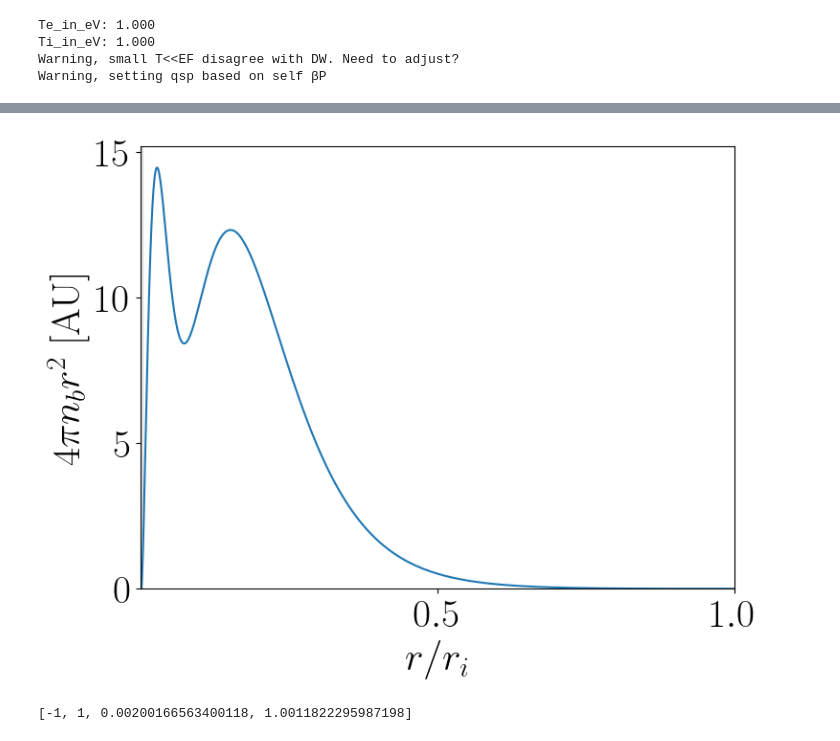
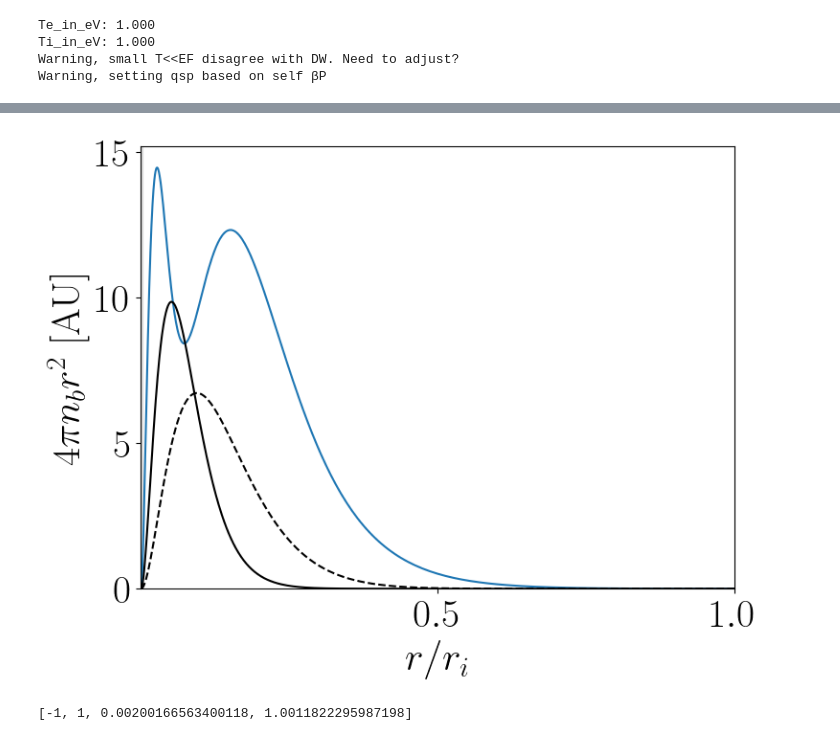
Before and after one commit to ZachAJohnson/hnc, a Jupyter notebook: TCCW/atoms/PLASMA-UD_atoMEC_Al.ipynb, the cells around one changed output, grey strips where cells are left out. Saved outputs shown, nothing was run; the diff lists cells and outputs as text; code cells hidden in the pictures.

```diff
--- a/TCCW/atoms/PLASMA-UD_atoMEC_Al.ipynb
+++ b/TCCW/atoms/PLASMA-UD_atoMEC_Al.ipynb
@@ -84,6 +86,12 @@ AA_nb_AU = AA_nb_AU_full[indcs]
 fig, ax = plt.subplots(figsize=(8,6))
 
 ax.plot(AA_r_AU_full/atom.qsp.ri, 4*π*AA_nb_AU_full*AA_r_AU_full**2)
+
+rstar = AA_r_AU_full/atom.qsp.ri
+ax.plot(rstar, Z**3*4*π*rstar**2 * np.exp(-Z*rstar*atom.qsp.ri), 'k')
+ax.plot(rstar, 0.1*Z**3*4*π*rstar**2 *(2-rstar*atom.qsp.ri)* np.exp(-Z*rstar*atom.qsp.ri/2), 'k--')
+
+
 ax.axvspan(AA_r_AU_full[0]/atom.qsp.ri, min_r_to_use/atom.qsp.ri, color='k', alpha=0.1)
 ax.set_xlabel(r'$r/r_i$')
 ax.set_ylabel(r'$4 \pi n_b r^2$ [AU]')
@@ -95,4 +103,4 @@ ax.set_ylim(0, None)
-[figure, old version]
+[figure, new version]
 # %%
 from scipy.integrate import dblquad, simpson
 from scipy.interpolate import RegularGridInterpolator
```
Also changed, not shown: parts of 4 cells of this notebook, 2 other files.
